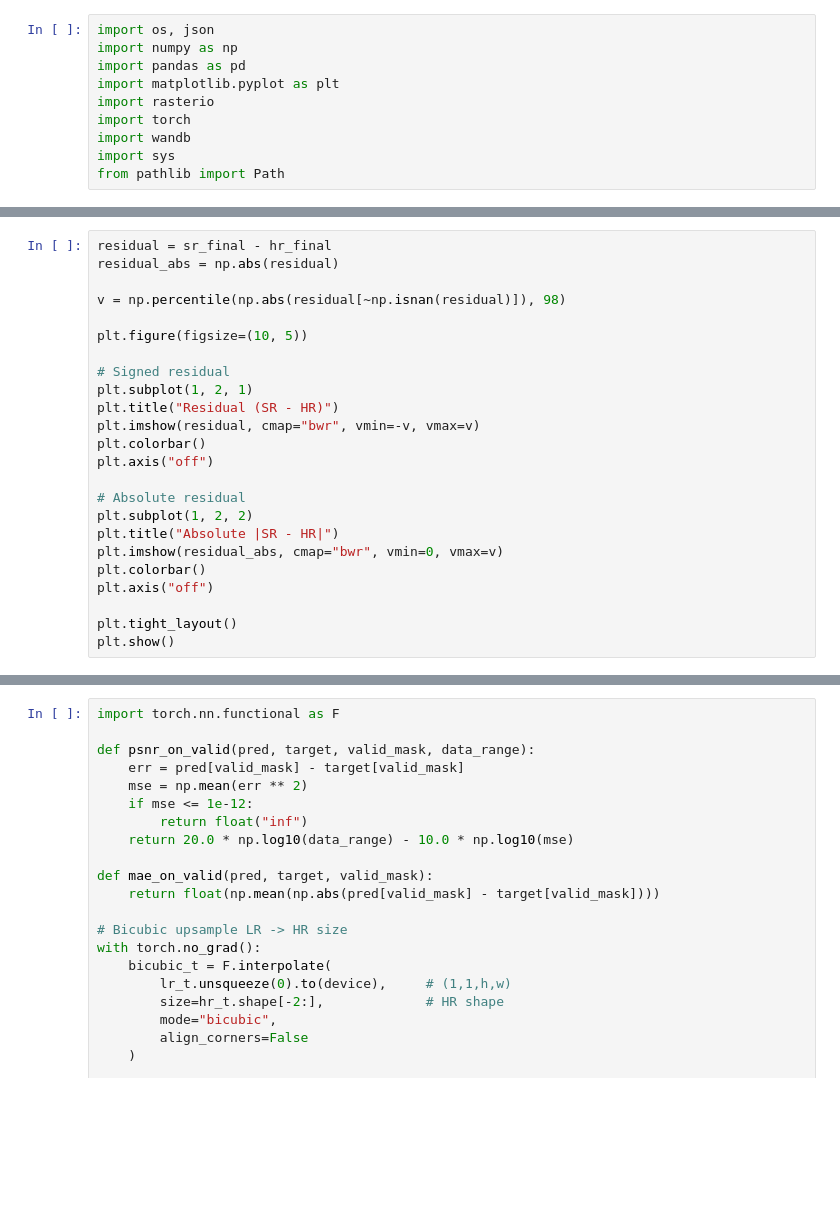
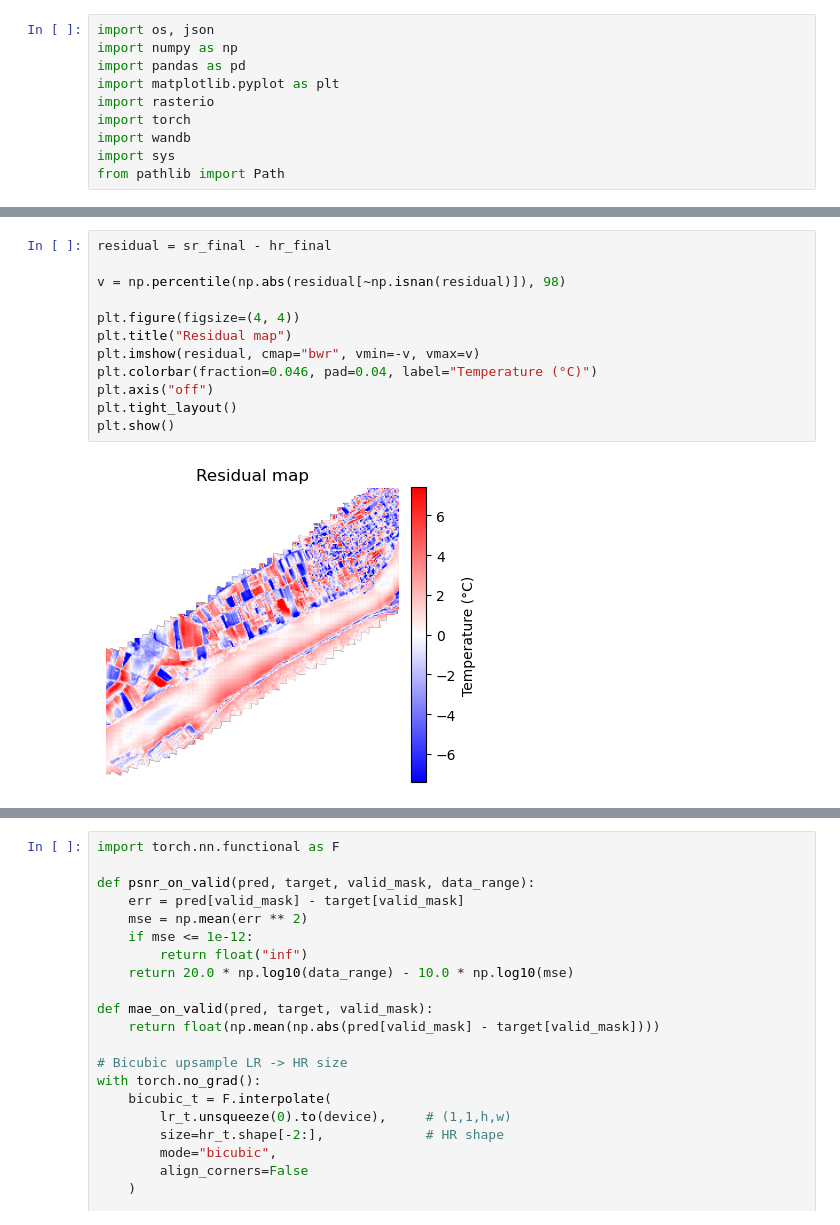
Before and after one commit to Ethel-Ogallo/Superresolution-TIR, a Jupyter notebook: notebooks/01_sanitychecks.ipynb, the cells around one changed output, grey strips where cells are left out. Drawn from its saved outputs; the diff is of its cells as text; blank space fills up the shorter version.

```diff
--- a/notebooks/01_sanitychecks.ipynb
+++ b/notebooks/01_sanitychecks.ipynb
@@ -263,24 +289,14 @@ plt.show()
 # %%
 residual = sr_final - hr_final
-residual_abs = np.abs(residual)
 
 v = np.percentile(np.abs(residual[~np.isnan(residual)]), 98)
 
-plt.figure(figsize=(10, 5))
-
-# Signed residual
-plt.subplot(1, 2, 1)
-plt.title("Residual (SR - HR)")
+plt.figure(figsize=(4, 4))
+plt.title("Residual map")
 plt.imshow(residual, cmap="bwr", vmin=-v, vmax=v)
-plt.colorbar()
+plt.colorbar(fraction=0.046, pad=0.04, label="Temperature (°C)")
 plt.axis("off")
-
-# Absolute residual
-plt.subplot(1, 2, 2)
-plt.title("Absolute |SR - HR|")
-plt.imshow(residual_abs, cmap="bwr", vmin=0, vmax=v)
-plt.colorbar()
-plt.axis("off")
-
 plt.tight_layout()
 plt.show()
+# %% [output]
+[figure, added]
```
Also changed, not shown: parts of 42 cells of this notebook, 11 other files.
